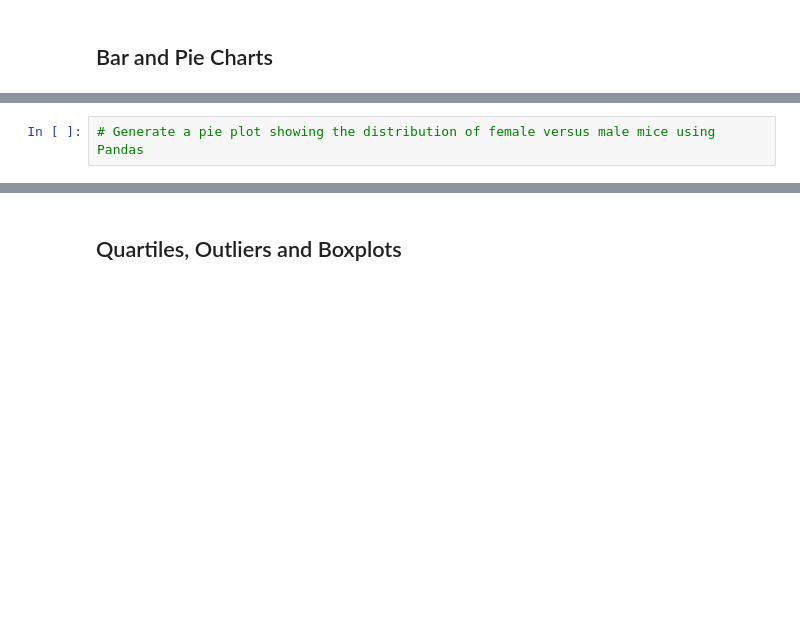
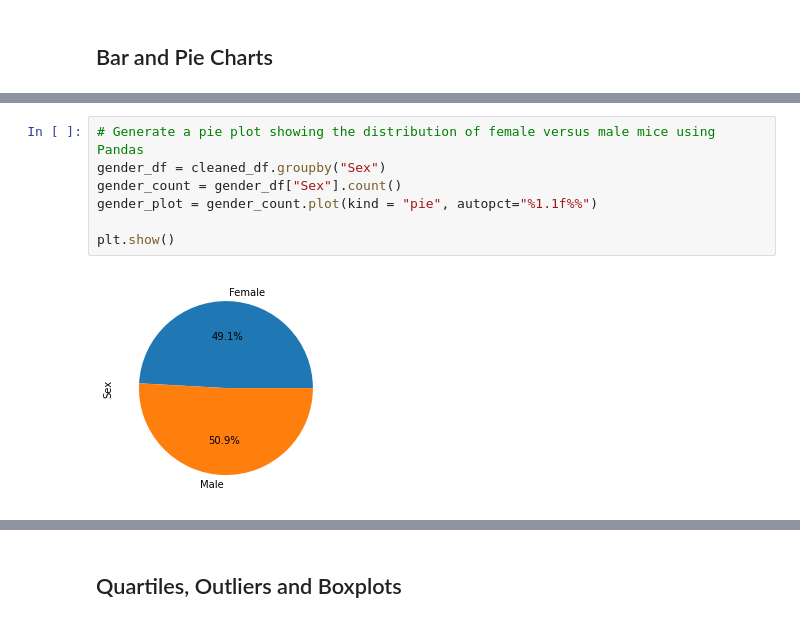
Before and after one commit to rrocha1297/matplotlib-challenge, a Jupyter notebook: pymaceuticals_starter.ipynb, the cells around one changed output, grey strips where cells are left out. Drawn from its saved outputs; the diff is of its cells as text; blank space fills up the shorter version.

```diff
--- a/pymaceuticals_starter.ipynb
+++ b/pymaceuticals_starter.ipynb
@@ -127,4 +169,11 @@ regimen_summary_df
 # %%
 # Generate a pie plot showing the distribution of female versus male mice using Pandas
+gender_df = cleaned_df.groupby("Sex")
+gender_count = gender_df["Sex"].count()
+gender_plot = gender_count.plot(kind = "pie", autopct="%1.1f%%")
+
+plt.show()
+# %% [output]
+[figure, added]
 # %%
 # Generate a pie plot showing the distribution of female versus male mice using pyplot
```
Also changed, not shown: parts of 5 cells of this notebook.
